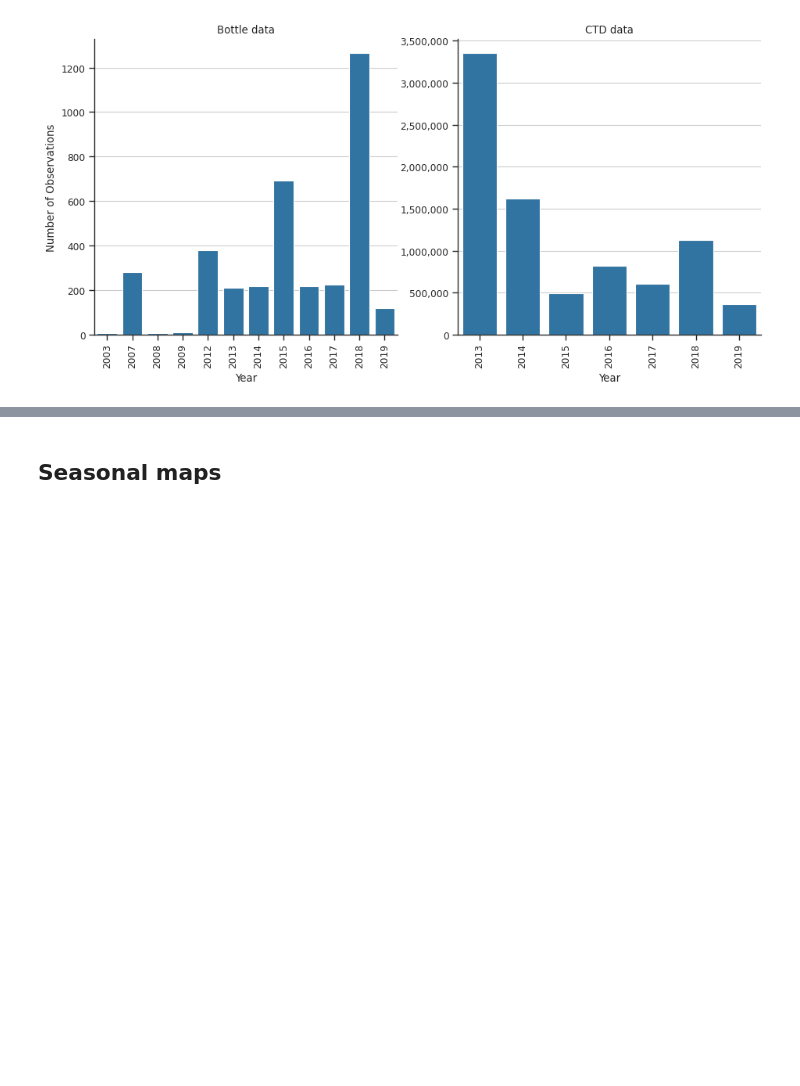
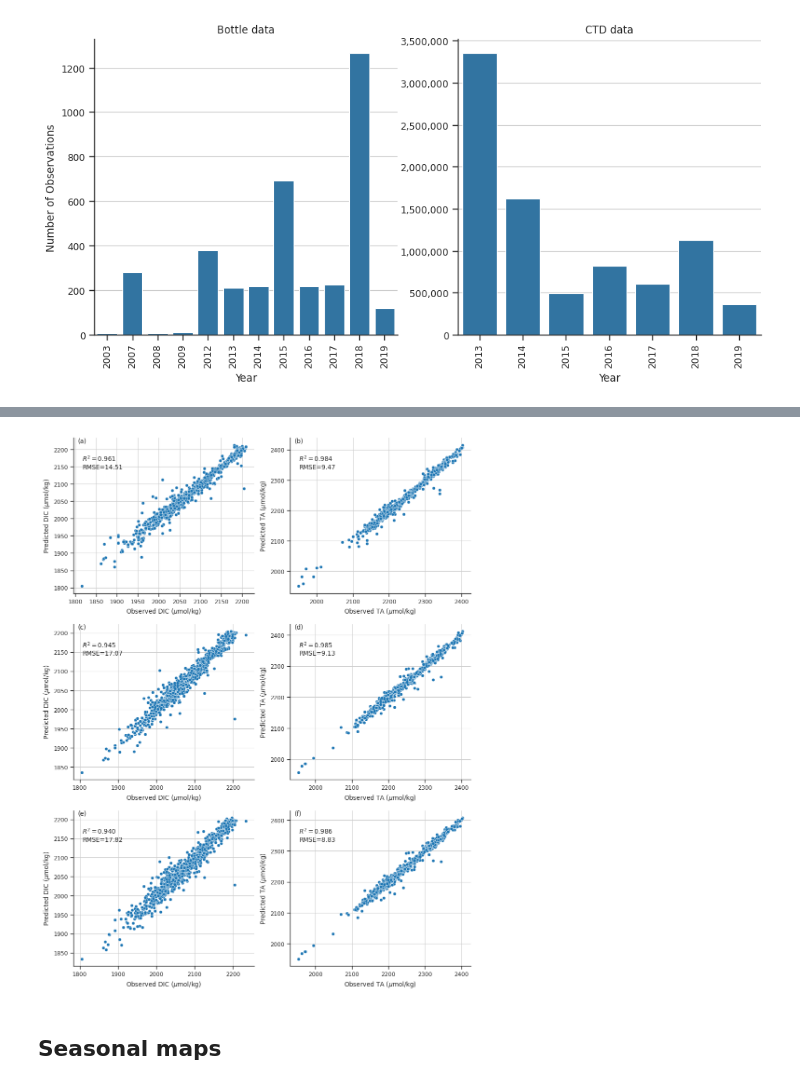
Before and after one commit to WHOIGit/nelme-bottom-water-bgc, a Jupyter notebook: manuscript_figures.ipynb, the cells around one changed output, grey strips where cells are left out. Cells and saved outputs as stored; diff of their text form; code cells hidden in the pictures; blank space fills up the shorter version.

Commit message:
Added figure of NN fit on test dataset

```diff
--- a/manuscript_figures.ipynb
+++ b/manuscript_figures.ipynb
@@ -173,0 +199,9 @@ fig.savefig('figures/data_distribution_time.png', dpi=dpi, bbox_inches='tight')
+# %%
+r2_vals, rmse_vals = [], []
+for df in [df_test, df_test_noO2, df_test_no_sat]:
+    r2_vals.append(r2_score(df.DIC_test, df.DIC_pred_test))
+    rmse_vals.append(mean_squared_error(df.DIC_test, df.DIC_pred_test, squared=False))
+
+stats_dic = pd.DataFrame({'R_squared': r2_vals, 'RMSE': rmse_vals}, index=['all features', '- DO', '- DO - sat'])
+print('Regression stats for DIC')
+stats_dic.style.format('{:.3f}')
@@ -173,0 +214,9 @@ fig.savefig('figures/data_distribution_time.png', dpi=dpi, bbox_inches='tight')
+# %%
+r2_vals, rmse_vals = [], []
+for df in [df_test, df_test_noO2, df_test_no_sat]:
+    r2_vals.append(r2_score(df.TA_test, df.TA_pred_test))
+    rmse_vals.append(mean_squared_error(df.TA_test, df.TA_pred_test, squared=False))
+
+stats_ta = pd.DataFrame({'R_squared': r2_vals, 'RMSE': rmse_vals}, index=['all features', '- DO', '- DO - sat'])
+print('Regression stats for TA')
+stats_ta.style.format('{:.3f}')
@@ -174,3 +229,29 @@ fig.savefig('figures/data_distribution_time.png', dpi=dpi, bbox_inches='tight')
+# %%
+fig, axs = plt.subplots(3, 2, figsize=(11, 15))
+for df, ax in zip([df_test, df_test_noO2, df_test_no_sat], axs):
+    _ = sns.scatterplot(x='DIC_test', y='DIC_pred_test', data=df, ax=ax[0])
+    _ = sns.scatterplot(x='TA_test', y='TA_pred_test', data=df, ax=ax[1])
+
+for ax in axs[:,0]:
+    ax.set(xlabel='Observed DIC ($\mu$mol/kg)', ylabel='Predicted DIC ($\mu$mol/kg)')
+for ax in axs[:,1]:
+    ax.set(xlabel='Observed TA ($\mu$mol/kg)', ylabel='Predicted TA ($\mu$mol/kg)')
+
+for ax, r2, rmse in zip(axs[:,0], stats_dic.R_squared.values, stats_dic.RMSE.values):
+    _ = ax.text(0.05, 0.85, '$R^2={:.3f}$'.format(r2), transform=ax.transAxes, ha='left')
+    _ = ax.text(0.05, 0.8, 'RMSE={:.2f}'.format(rmse), transform=ax.transAxes, ha='left')
+
+for ax, r2, rmse in zip(axs[:,1], stats_ta.R_squared.values, stats_ta.RMSE.values):
+    _ = ax.text(0.05, 0.85, '$R^2={:.3f}$'.format(r2), transform=ax.transAxes, ha='left')
+    _ = ax.text(0.05, 0.8, 'RMSE={:.2f}'.format(rmse), transform=ax.transAxes, ha='left')
+
+for ax, label in zip(axs.ravel(), list('abcdef')):
+    _ = ax.text(0.025, 0.97, '({})'.format(label), transform=ax.transAxes, ha='left')
+
+sns.despine(fig)
+fig.savefig('figures/nn_fit_test_set.png', dpi=dpi, bbox_inches='tight')
+# %% [output]
+[figure, added]
 # %% [markdown]
 ## Seasonal maps
 # %% [markdown]
```
Also changed, not shown: parts of 5 cells of this notebook.
